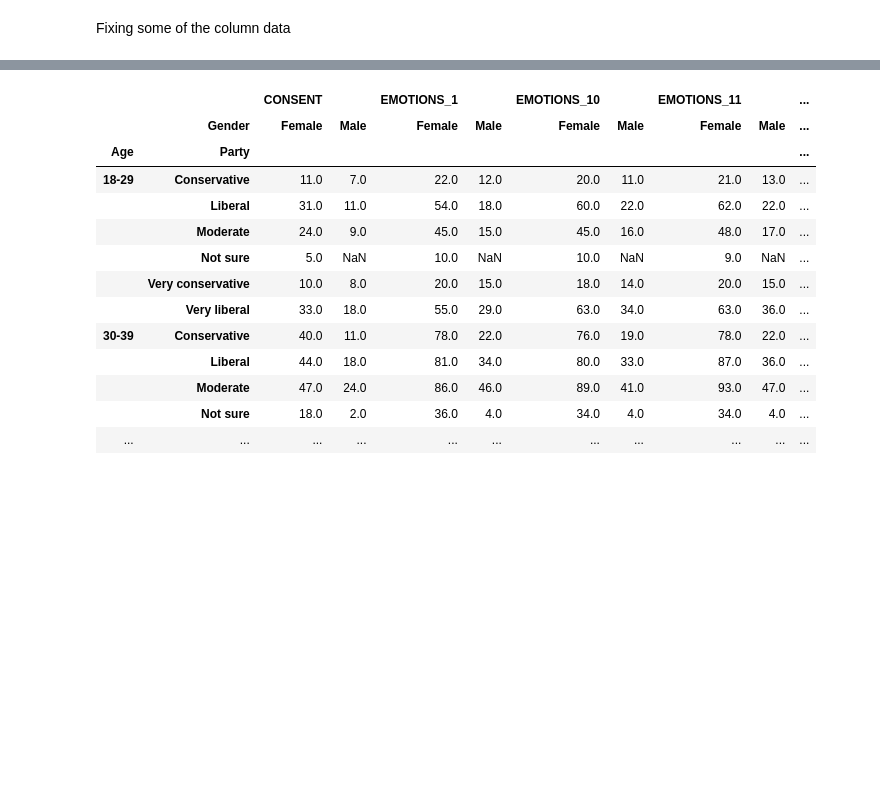
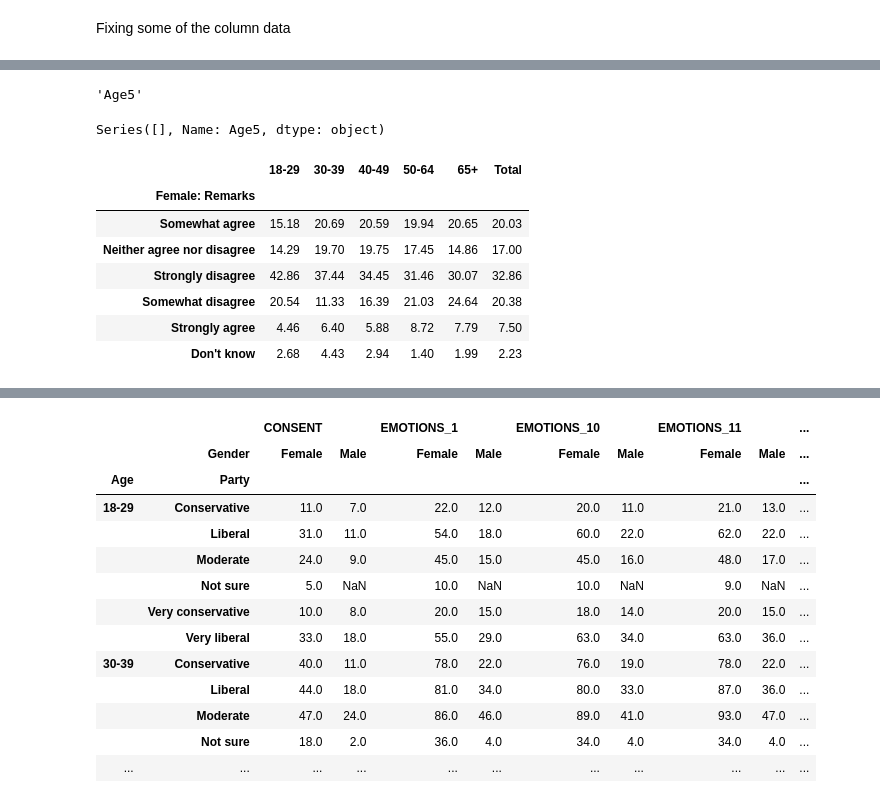
Before and after one commit to csmithchicago/DFP_WTHH_Data, a Jupyter notebook: analysis_dfp_wthh.ipynb, the cells around one changed output, grey strips where cells are left out. Cells and saved outputs as stored; diff of their text form; code cells hidden in the pictures; blank space fills up the shorter version.

```diff
--- a/analysis_dfp_wthh.ipynb
+++ b/analysis_dfp_wthh.ipynb
@@ -336,0 +57,9 @@ Name: Percentage, dtype: float64
+# %%
+data_cols = []
+unknown_cols = []
+for column in df.columns:
+    if column in df.columns and column in polling_info.keys() and column not in others:
+        df[column.title()] = df[column].replace('?', 999).astype(int).astype(str).replace('999', '?').replace(polling_info[column])
+        data_cols.append((column.title(), column))
+    else:
+        unknown_cols.append((column.title(), column))
@@ -336,0 +81,15 @@ Name: Percentage, dtype: float64
+# %%
+for col, dict_col in data_cols:
+    s = sns.catplot(x='Age5', kind='count', hue=col, col='Gender', data=df, col_wrap=2, height=6,
+                    aspect=2, legend=False, order=list(polling_info['age5'].values())[:-1])
+    # s.ax.set_ylabel('Number of Respondents')
+    # s.ax.set_xlabel('Age')
+    # s.ax.set_title(polling_info['FLAG']['question'])
+    s.axes[1].legend(frameon=False)
+    s.axes[0].set_title('Female')
+    s.axes[1].set_title('Male')
+    # s.fig.tight_layout()
+    s.fig.suptitle(polling_info[dict_col]['question'].title())
+    s.fig.subplots_adjust(top=0.8)
+    dfpSave(f'age_and_{col}.png', s.axes)
+#     plt.show()
@@ -336,0 +240,9 @@ Name: Percentage, dtype: float64
+# %%
+la.name
+# %% [output]
+'Age5'
+# %%
+dx.Age5.drop(dx.name.index, inplace=True)
+dx.Age5
+# %% [output]
+Series([], Name: Age5, dtype: object)
@@ -336,0 +297,11 @@ Name: Percentage, dtype: float64
+# %%
+tbls[0][0]
+# %% [output]
+|  | 18-29 | 30-39 | 40-49 | 50-64 | 65+ | Total |
+| Female: Remarks |  |  |  |  |  |  |
+| Somewhat agree | 15.18 | 20.69 | 20.59 | 19.94 | 20.65 | 20.03 |
+| Neither agree nor disagree | 14.29 | 19.70 | 19.75 | 17.45 | 14.86 | 17.00 |
+| Strongly disagree | 42.86 | 37.44 | 34.45 | 31.46 | 30.07 | 32.86 |
+| Somewhat disagree | 20.54 | 11.33 | 16.39 | 21.03 | 24.64 | 20.38 |
+| Strongly agree | 4.46 | 6.40 | 5.88 | 8.72 | 7.79 | 7.50 |
+| Don't know | 2.68 | 4.43 | 2.94 | 1.40 | 1.99 | 2.23 |
```
Also changed, not shown: parts of 44 cells of this notebook, 2 other files.
